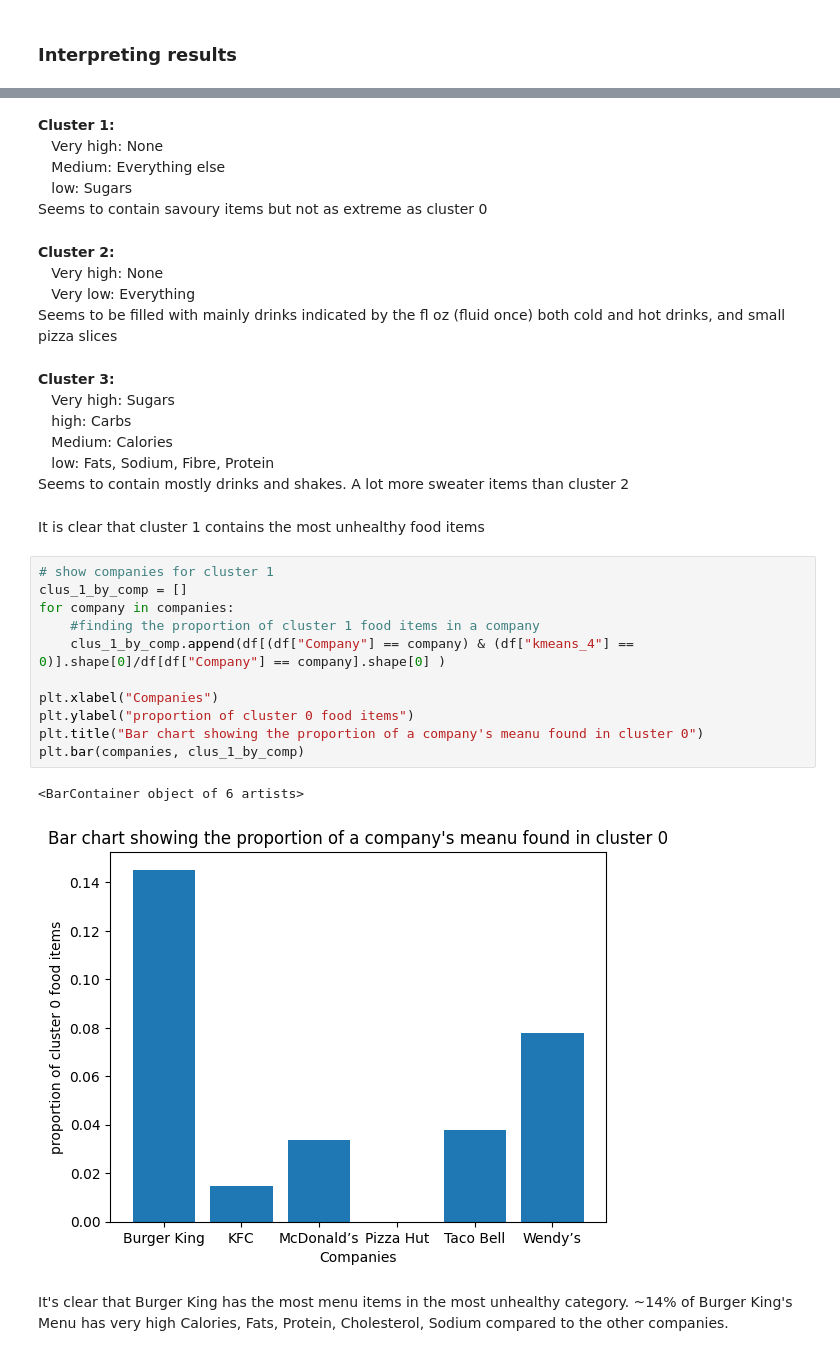
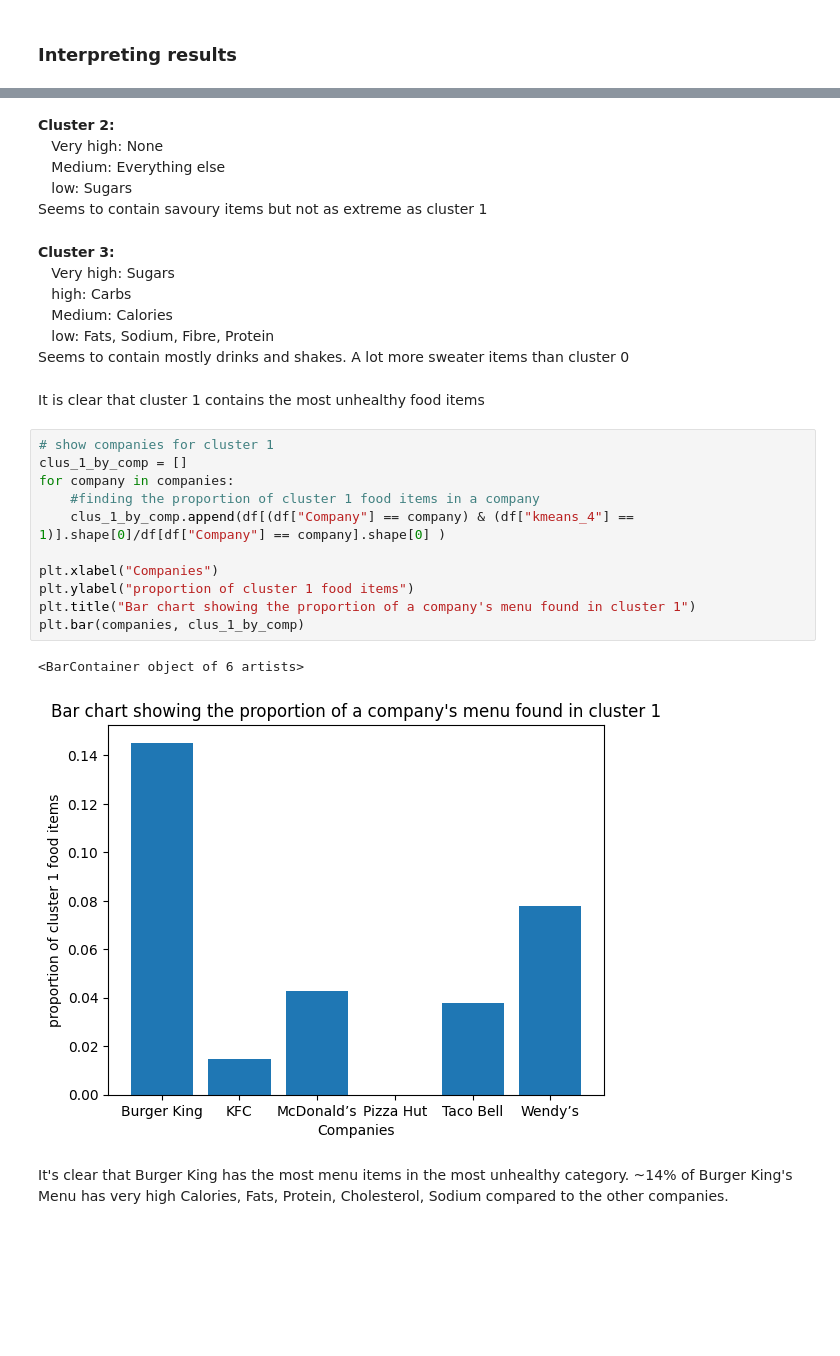
Before and after one commit to Sourov786/Fast_Food_Analysis, a Jupyter notebook: Fast_Food_Analysis.ipynb, the cells around one changed output, grey strips where cells are left out. Cells and saved outputs as stored; diff of their text form; blank space fills up the shorter version.

```diff
--- a/Fast_Food_Analysis.ipynb
+++ b/Fast_Food_Analysis.ipynb
@@ -395,39 +400,34 @@ for i in range(4):
 <br>&nbsp;&nbsp; Very low: Sugars
 <br>Seems to conatin mostly fatty breakfast foods, burgers and meat items
 # %% [markdown]
-**Cluster 1:**
+**Cluster 2:**
 <br>&nbsp;&nbsp; Very high: None
 <br>&nbsp;&nbsp; Medium: Everything else
 <br>&nbsp;&nbsp; low: Sugars
-<br> Seems to contain savoury items but not as extreme as cluster 0
+<br> Seems to contain savoury items but not as extreme as cluster 1
-# %% [markdown]
-**Cluster 2:**
-<br>&nbsp;&nbsp; Very high: None
-<br>&nbsp;&nbsp; Very low: Everything
-<br> Seems to be filled with mainly drinks indicated by the fl oz (fluid once) both cold and hot drinks, and small pizza slices
 # %% [markdown]
 **Cluster 3:**
 <br>&nbsp;&nbsp; Very high: Sugars
 <br>&nbsp;&nbsp; high: Carbs
 <br>&nbsp;&nbsp; Medium: Calories
 <br>&nbsp;&nbsp; low: Fats, Sodium, Fibre, Protein
-<br> Seems to contain mostly drinks and shakes. A lot more sweater items than cluster 2
+<br> Seems to contain mostly drinks and shakes. A lot more sweater items than cluster 0
 # %% [markdown]
 It is clear that cluster 1 contains the most unhealthy food items
 # %%
 # show companies for cluster 1
 clus_1_by_comp = []
 for company in companies:
     #finding the proportion of cluster 1 food items in a company
-    clus_1_by_comp.append(df[(df["Company"] == company) & (df["kmeans_4"] == 0)].shape[0]/df[df["Company"] == company].shape[0] )
+    clus_1_by_comp.append(df[(df["Company"] == company) & (df["kmeans_4"] == 1)].shape[0]/df[df["Company"] == company].shape[0] )
 
 plt.xlabel("Companies")
-plt.ylabel("proportion of cluster 0 food items")
-plt.title("Bar chart showing the proportion of a company's meanu found in cluster 0")
+plt.ylabel("proportion of cluster 1 food items")
+plt.title("Bar chart showing the proportion of a company's menu found in cluster 1")
 plt.bar(companies, clus_1_by_comp)
 # %% [output]
 <BarContainer object of 6 artists>
-[figure, old version]
+[figure, new version]
 # %% [markdown]
 It's clear that Burger King has the most menu items in the most unhealthy category. ~14% of Burger King's Menu has very high Calories, Fats, Protein, Cholesterol, Sodium compared to the other companies.
 # %% [markdown]
```
Also changed, not shown: parts of 9 cells of this notebook.
